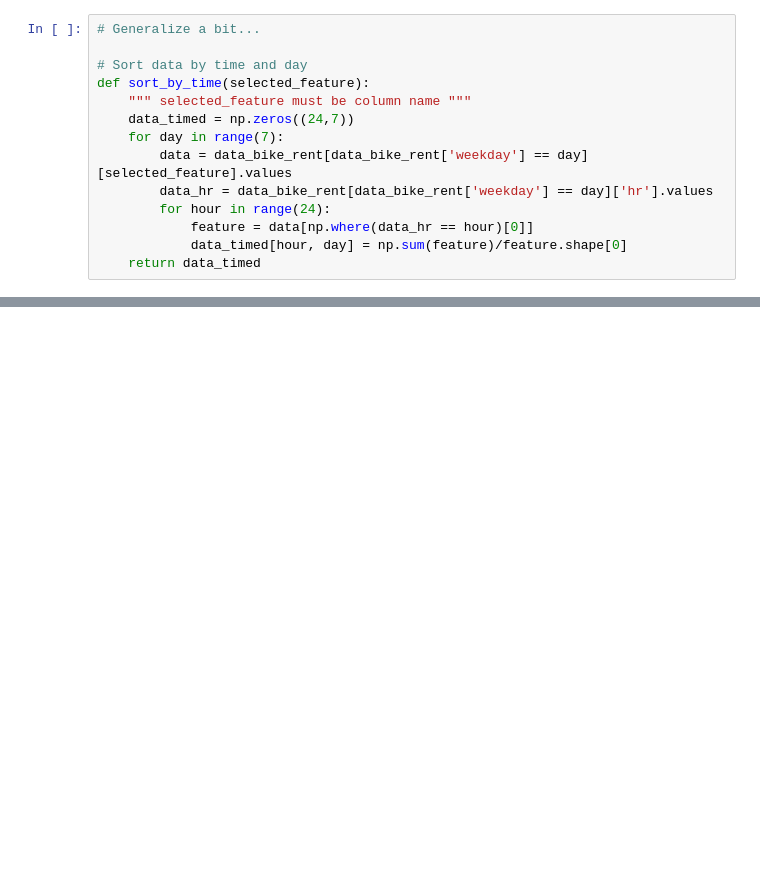
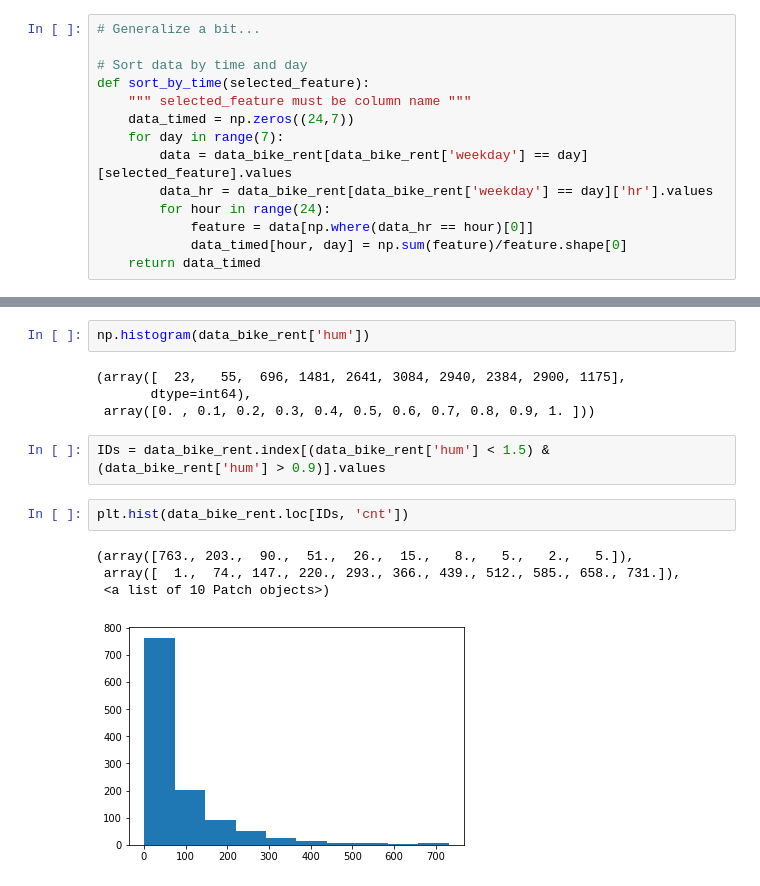
Before and after one commit to florian-huber/python_data_exploration_tutorial, a Jupyter notebook: notebooks/Dataset_example1_London_bikes.ipynb, the cells around one changed output, grey strips where cells are left out. Cells and saved outputs as stored; diff of their text form; blank space fills up the shorter version.

```diff
--- a/notebooks/Dataset_example1_London_bikes.ipynb
+++ b/notebooks/Dataset_example1_London_bikes.ipynb
@@ -227,0 +241,15 @@ plt.ylabel('casual clients')
+# %%
+np.histogram(data_bike_rent['hum'])
+# %% [output]
+(array([  23,   55,  696, 1481, 2641, 3084, 2940, 2384, 2900, 1175],
+       dtype=int64),
+ array([0. , 0.1, 0.2, 0.3, 0.4, 0.5, 0.6, 0.7, 0.8, 0.9, 1. ]))
+# %%
+IDs = data_bike_rent.index[(data_bike_rent['hum'] < 1.5) & (data_bike_rent['hum'] > 0.9)].values
+# %%
+plt.hist(data_bike_rent.loc[IDs, 'cnt'])
+# %% [output]
+(array([763., 203.,  90.,  51.,  26.,  15.,   8.,   5.,   2.,   5.]),
+ array([  1.,  74., 147., 220., 293., 366., 439., 512., 585., 658., 731.]),
+ <a list of 10 Patch objects>)
+[figure, added]
```
Also changed, not shown: parts of 7 cells of this notebook.
